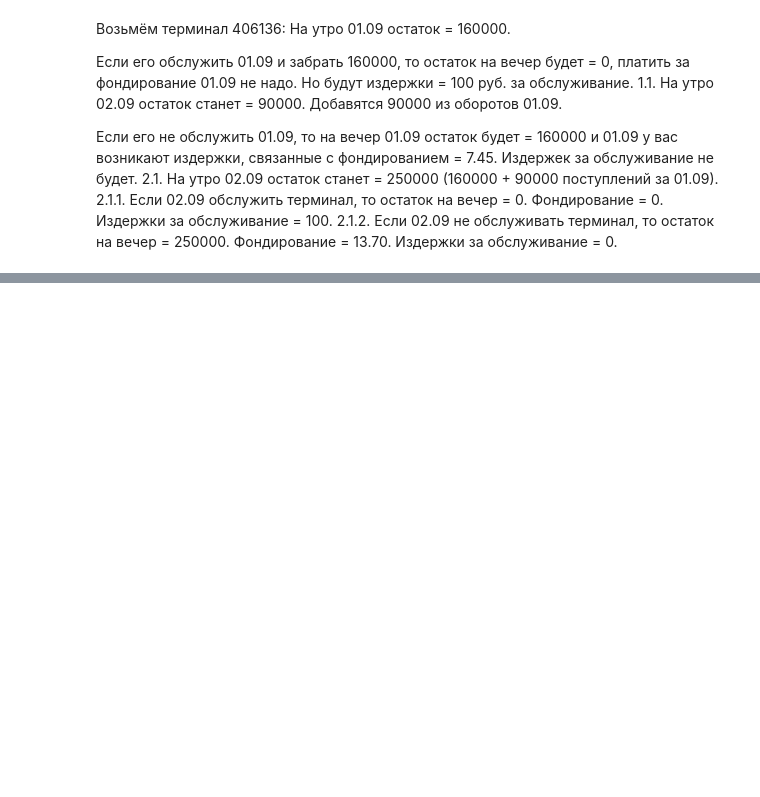
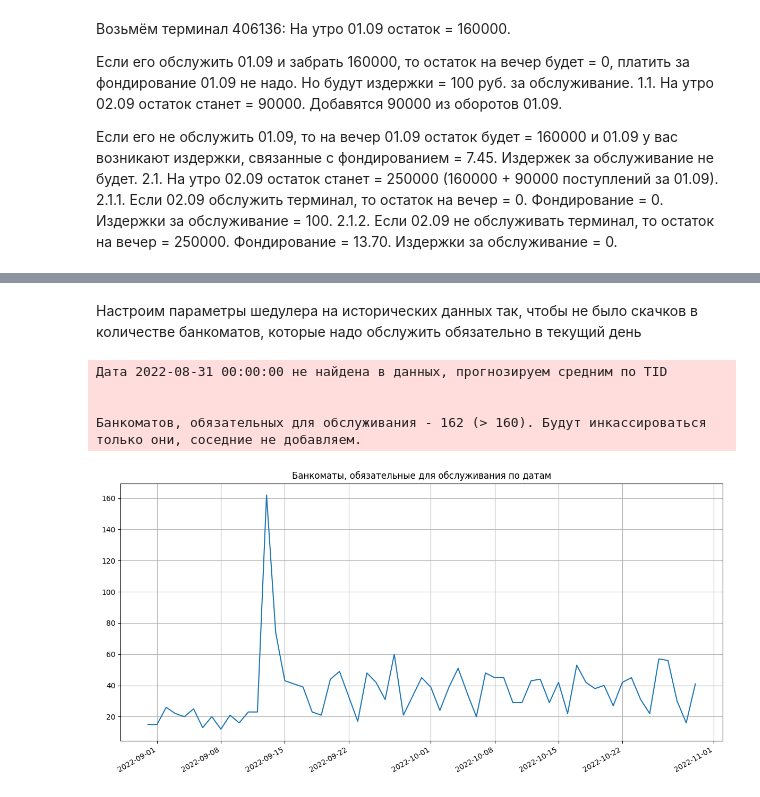
Before and after one commit to SerSmith/bank_schedule, a Jupyter notebook: notebooks/optimization_researches.ipynb, the cells around one changed output, grey strips where cells are left out. Cells and saved outputs as stored; diff of their text form; code cells hidden in the pictures; blank space fills up the shorter version.

Commit message:
scheduler added

```diff
--- a/notebooks/optimization_researches.ipynb
+++ b/notebooks/optimization_researches.ipynb
@@ -359,2 +70,10 @@ coords_df = geo.join(coords_df)
+# %%
+loader = Data(RAW_DATA_FOLDER)
+distances_df = loader.get_distance_matrix()
+geo_df = loader.get_geo_TIDS()
+incomes_df = loader.get_money_in()
+
+initial_residuals = scheduler.get_initial_resuduals(loader,
+                                                    last_collection_equal_to_initial=True)
 # %%
 route = [683103, 634763, 636538]
@@ -367,9 +103,66 @@ bsplot.geoplot_clusters(to_plot, 'main_pair', html_folder=INTERIM_DATA_FOLDER)
 # %%
 hist_mdl = forecast.ForecastHistorical()
 lgbm_mdl = forecast.IncomeForecastLGBM()
-# %%
-atms_for_today_collection = scheduler.get_atms_for_today_collection(new_residuals,
-                                                                    mandatory_selection_threshold=1,
-                                                                    mandatory_selection_col='days_to_deadline',
-                                                                    tids_col='TID')
+# %% [markdown]
+Настроим параметры шедулера на исторических данных так, чтобы не было скачков в количестве банкоматов, которые надо обслужить обязательно в текущий день
+# %%
+horizon = 14
+deadline_thresh = 1
+atms_per_day = 160
+neighborhood_radius = 10
+use_greedy = True
+
+residuals = initial_residuals.copy()
+today = scheduler.get_today_from_residuals(residuals)
+
+end_date = pd.to_datetime('2022-10-31')
+
+dates_list, n_mandatory_atms_list = [], []
+
+while today < end_date:
+    dates_list.append(today)
+    tomorrow = today + pd.Timedelta(days=1)
+    residuals = scheduler.prepare_residual_to_schedule_creation(residuals, lgbm_mdl, horizon=horizon)
+    atms_for_today_collection = scheduler.get_atms_for_today_collection(loader,
+                                                                        residuals,
+                                                                        n_samples=atms_per_day,
+                                                                        mandatory_selection_threshold=deadline_thresh,
+                                                                        neighborhood_radius=neighborhood_radius,
+                                                                        use_greedy=use_greedy)
+
+
+    n_mandatory_atms = atms_for_today_collection['is_mandatory'].sum()
+    n_mandatory_atms_list.append(n_mandatory_atms)
+    collected_tids = atms_for_today_collection['TID'].to_list()
+
+    # обнуляем остатки и дату в инкассированных банкоматах
+    collected_cond = residuals['TID'].isin(collected_tids)
+    residuals['date'] = tomorrow
+    residuals.loc[collected_cond, 'money'] = 0
+    residuals.loc[collected_cond, 'last_collection_date'] = tomorrow
+    residuals.loc[collected_cond, 'overflow_date'] = pd.NaT
+
+    # считаем остаток на вечер дня инкассации, зная income за этот день
+    resid_money = residuals.set_index('TID')['money']
+    income_money = incomes_df.set_index('TID')
+    income_money = income_money.loc[income_money['date']==tomorrow, 'money_in']
+    income_money = income_money[resid_money.index]
+
+    residuals['money'] = (resid_money + income_money).values
+
+    today = tomorrow
+
+fig, ax = plt.subplots(figsize=(12, 6))
+plt.plot(pd.Series(data=n_mandatory_atms_list, index=dates_list))
+plt.title('Банкоматы, обязательные для обслуживания по датам')
+fig.autofmt_xdate()
+plt.tight_layout()
+plt.grid()
+plt.show()
+# %% [output]
+Дата 2022-08-31 00:00:00 не найдена в данных, прогнозируем средним по TID
+
+
+Банкоматов, обязательных для обслуживания - 162 (> 160). Будут инкассироваться только они, соседние не добавляем.
+[figure, added]
 # %%
```
Also changed, not shown: parts of 11 cells of this notebook, 3 other files.
